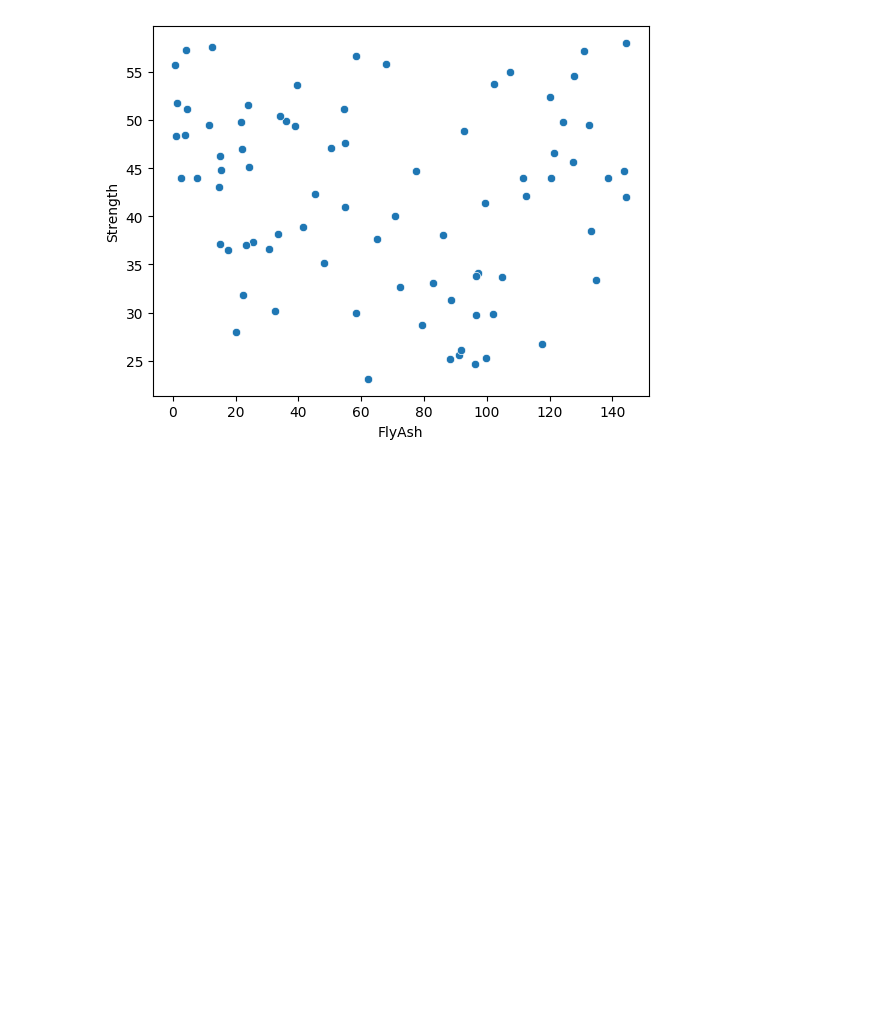
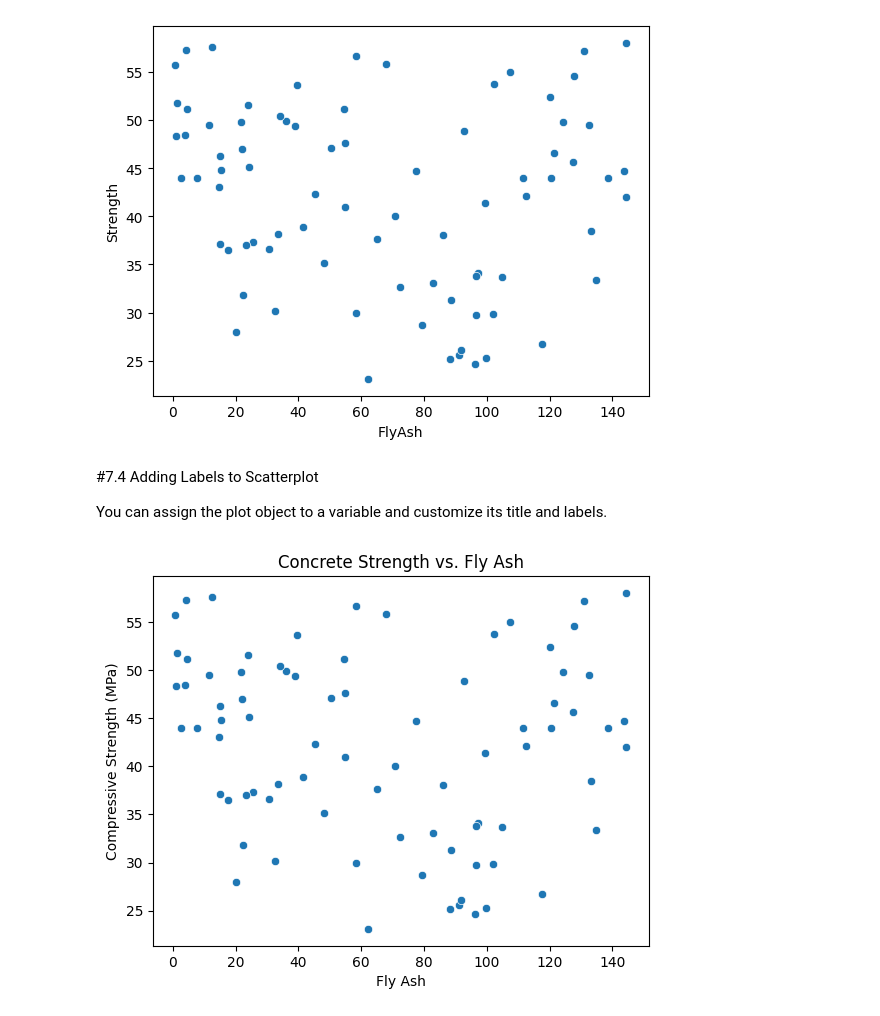
Before and after one commit to Aishaamalik/Data-Analysis-Intern, a Jupyter notebook: week_0.ipynb, the cells around one changed output. Cells and saved outputs as stored; diff of their text form; code cells hidden in the pictures; blank space fills up the shorter version.

```diff
--- a/week_0.ipynb
+++ b/week_0.ipynb
@@ -1449,3 +1449,14 @@ import matplotlib.pyplot as plt
 sns.scatterplot(x="FlyAsh", y="Strength", data=con);
 # %% [output]
 [figure]
+# %% [markdown]
+#7.4 Adding Labels to Scatterplot
+
+You can assign the plot object to a variable and customize its title and labels.
+# %%
+ax = sns.scatterplot(x="FlyAsh", y="Strength", data=con)
+ax.set_title("Concrete Strength vs. Fly Ash")
+ax.set_xlabel("Fly Ash");
+ax.set_ylabel("Compressive Strength (MPa)");
+# %% [output]
+[figure, added]
```
Also changed, not shown: parts of 11 cells of this notebook.
